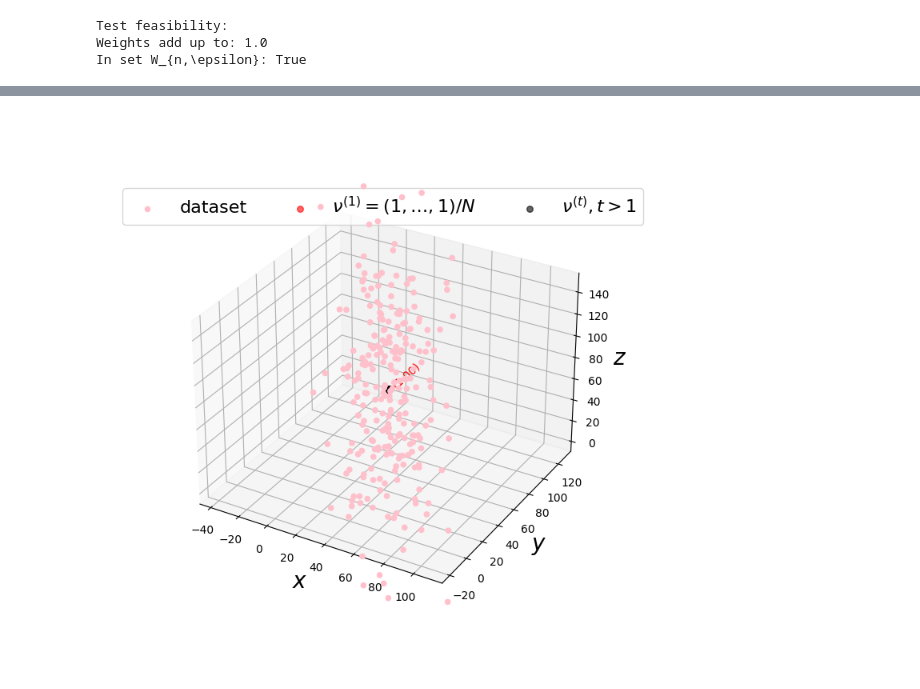
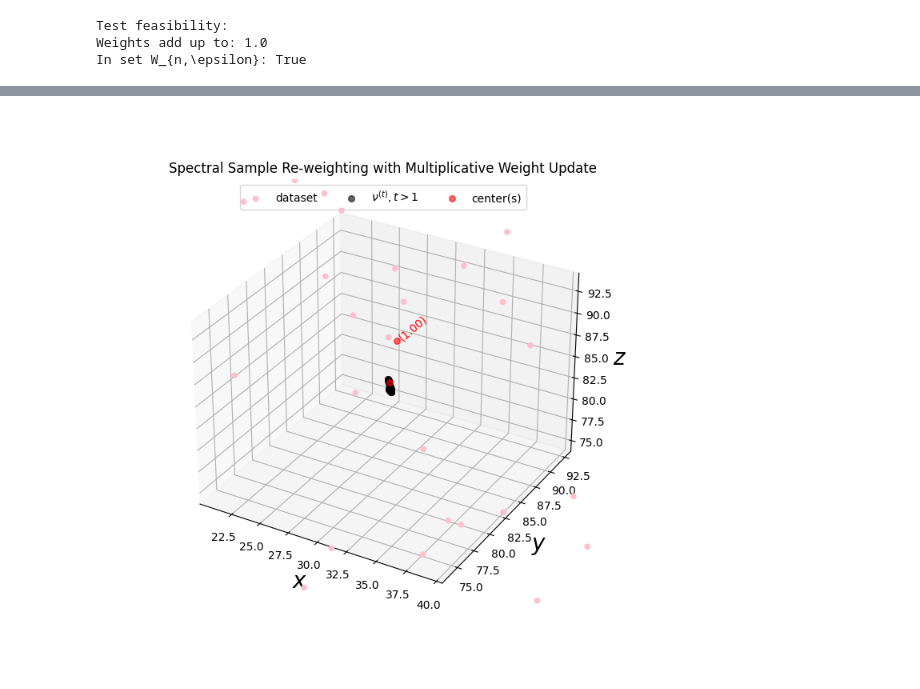
Before and after one commit to ordavidov/robust_mean_estimation, a Jupyter notebook: mean_estimation.ipynb, the cells around one changed output, grey strips where cells are left out. Saved outputs shown, nothing was run; the diff lists cells and outputs as text; code cells hidden in the pictures.

```diff
--- a/mean_estimation.ipynb
+++ b/mean_estimation.ipynb
@@ -137,7 +136,7 @@ array([[35.52210284, 55.86643506, 73.32648299]])
 # %%
 %matplotlib ipympl
 
-zoom = 1.5
+zoom = 0.03
 
 fig = plt.figure(figsize=(7,7))
 ax = fig.add_subplot(projection='3d')
@@ -178,7 +176,7 @@ The iteration count is $T$.
 
 The learning rate of algorithm is $\eta = 1/2$.
 # %%
-T = 15
+T = 50
 delta = 0.2 # probability of failure
 epsilon = 0.1 # by Thm 4.1, epsilon <= 0.1
 
@@ -236,7 +234,7 @@ array([[35.52210284, 55.86643506, 73.32648299]])
 # %%
 %matplotlib ipympl
 
-zoom = 0.8
+zoom = 0.1
 
 fig = plt.figure(figsize=(7,7))
 ax = fig.add_subplot(projection='3d')
@@ -245,21 +243,23 @@ ax.scatter(x[:,0],x[:,1],x[:,2],s=20,c='pink',alpha=1,label='dataset',zorder=0)
 
 for i in range(T+1):
     if i == 0:
-        ax.scatter(nu[i,0],nu[i,1],nu[i,2],s=30,c='red',alpha=0.6,label=r'$\nu^{(1)}=(1,\ldots,1)/N$',zorder=5)
+        ax.scatter(nu[i,0],nu[i,1],nu[i,2],s=30,c='red',alpha=0.6,zorder=5)
     elif i == T:
         ax.scatter(nu[i,0],nu[i,1],nu[i,2],s=30,c='black',alpha=0.6,label=r'$\nu^{(t)},t>1$',zorder=5)
     else:
         ax.scatter(nu[i,0],nu[i,1],nu[i,2],s=30,c='black',alpha=0.6,zorder=10)
 
 for i in range(num_centers):
-    ax.scatter(centers[i,0],centers[i,1],centers[i,2],s=30,c='red',alpha=0.6,zorder=10)
+    ax.scatter(centers[i,0],centers[i,1],centers[i,2],s=30,c='red',label='center(s)',alpha=0.6,zorder=10)
     label = '({:.2f})'.format(weights[i])
     ax.text(centers[i,0],centers[i,1],centers[i,2],label,'y',c='red')
 
-ax.legend(loc='upper center',fontsize=16, ncol=3)
+ax.legend(loc='upper center',fontsize=10, ncol=3)
 ax.set_xlabel('$x$', fontsize=20)
 ax.set_ylabel('$y$', fontsize=20)
 ax.set_zlabel('$z$', fontsize=20)
+
+ax.set_title('Spectral Sample Re-weighting with Multiplicative Weight Update',fontsize=12)
 
 for i,fn in enumerate([ax.set_xlim,ax.set_ylim,ax.set_zlim]):
     fn(nu_best[i]-zoom*(upper_bnds[i]-lower_bnds[i]),nu_best[i]+zoom*(upper_bnds[i]-lower_bnds[i]))
@@ -270 +269 @@ Warning: Cannot change to a different GUI toolkit: ipympl. Using widget instead.
-[figure, old version]
+[figure, new version]
```
Also changed, not shown: parts of 10 cells of this notebook, 1 other file.
